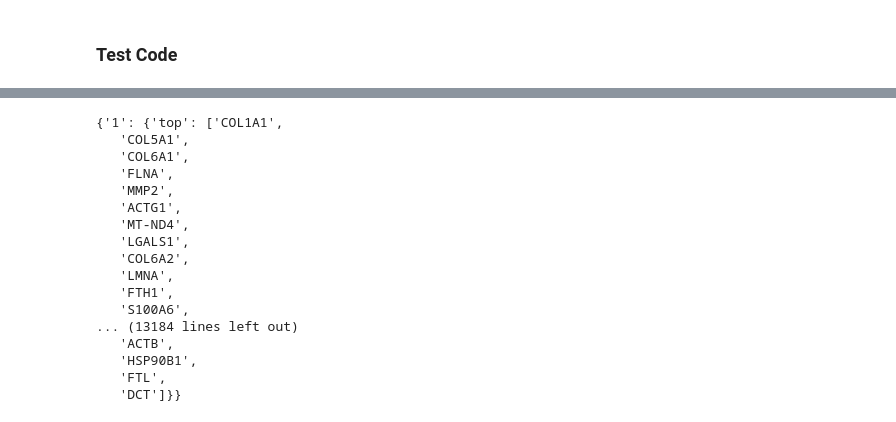
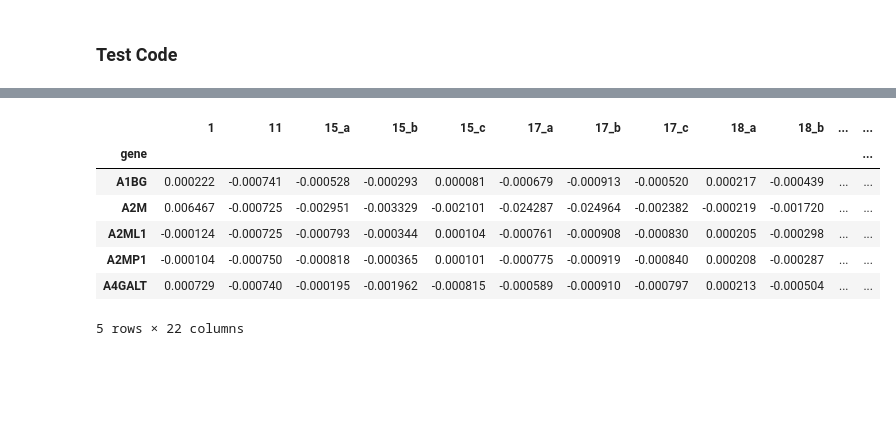
Before and after one commit to MaayanLab/human-melanoma-signature, a Jupyter notebook: pipeline/notebooks/Development.ipynb, the cells around one changed output, grey strips where cells are left out. Cells and saved outputs as stored; diff of their text form; code cells hidden in the pictures; blank space fills up the shorter version.

```diff
--- a/pipeline/notebooks/Development.ipynb
+++ b/pipeline/notebooks/Development.ipynb
@@ -149,20 +43,0 @@ Doing study 5_c (22/22)...
-# %%
-dict_top_genes
-# %% [output]
-{'1': {'top': ['COL1A1',
-   'COL5A1',
-   'COL6A1',
-   'FLNA',
-   'MMP2',
-   'ACTG1',
-   'MT-ND4',
-   'LGALS1',
-   'COL6A2',
-   'LMNA',
-   'FTH1',
-   'S100A6',
-... (13184 lines left out)
-   'ACTB',
-   'HSP90B1',
-   'FTL',
-   'DCT']}}
@@ -196,0 +44,13 @@ dict_top_genes
+# %%
+# Import infile table
+signature_df = pd.read_table(infile, index_col='gene')#.T
+signature_df.head()
+# %% [output]
+|  | 1 | 11 | 15_a | 15_b | 15_c | 17_a | 17_b | 17_c | 18_a | 18_b | ... | ... |
+| gene |  |  |  |  |  |  |  |  |  |  |  | ... |
+| A1BG | 0.000222 | -0.000741 | -0.000528 | -0.000293 | 0.000081 | -0.000679 | -0.000913 | -0.000520 | 0.000217 | -0.000439 | ... | ... |
+| A2M | 0.006467 | -0.000725 | -0.002951 | -0.003329 | -0.002101 | -0.024287 | -0.024964 | -0.002382 | -0.000219 | -0.001720 | ... | ... |
+| A2ML1 | -0.000124 | -0.000725 | -0.000793 | -0.000344 | 0.000104 | -0.000761 | -0.000908 | -0.000830 | 0.000205 | -0.000298 | ... | ... |
+| A2MP1 | -0.000104 | -0.000750 | -0.000818 | -0.000365 | 0.000101 | -0.000775 | -0.000919 | -0.000840 | 0.000208 | -0.000287 | ... | ... |
+| A4GALT | 0.000729 | -0.000740 | -0.000195 | -0.001962 | -0.000815 | -0.000589 | -0.000910 | -0.000797 | 0.000213 | -0.000504 | ... | ... |
+5 rows × 22 columns
```
Also changed, not shown: parts of 14 cells of this notebook, 1 other file.
